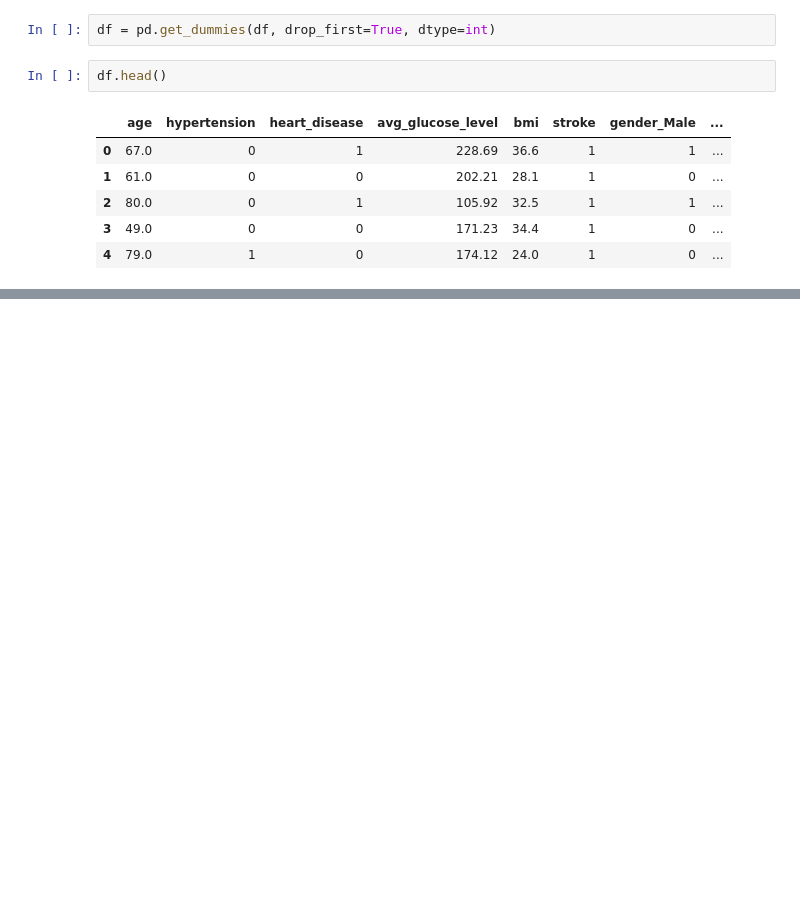
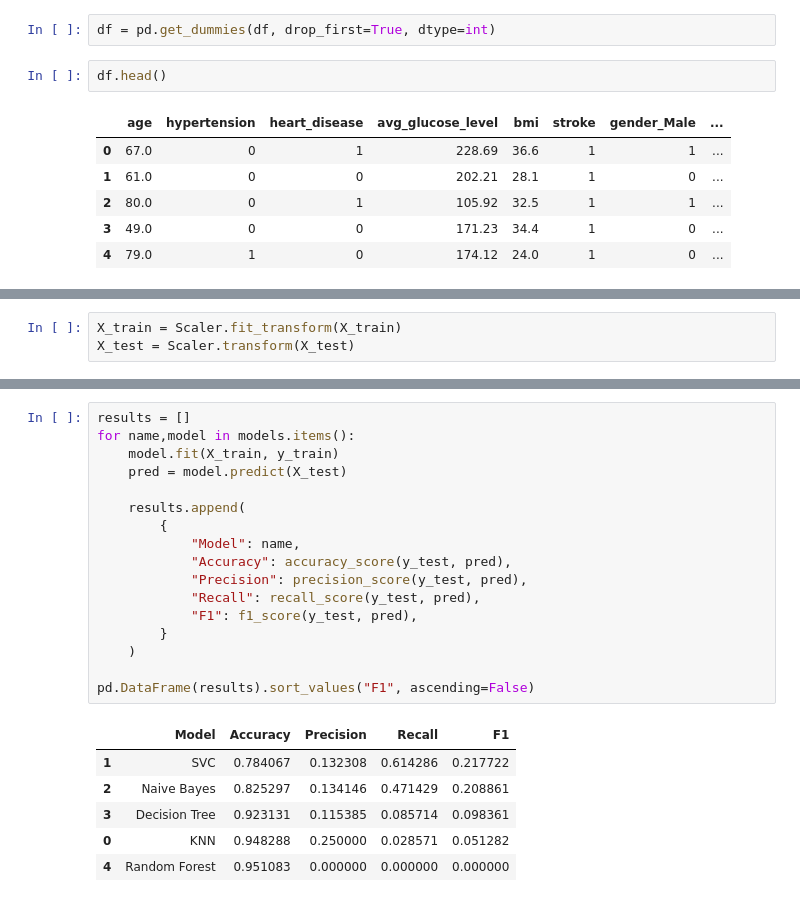
Before and after one commit to MuhammedPekdemir/machine-learning-practice, a Jupyter notebook: strokePrediction.ipynb, the cells around one changed output, grey strips where cells are left out. Drawn from its saved outputs; the diff is of its cells as text; blank space fills up the shorter version.

```diff
--- a/strokePrediction.ipynb
+++ b/strokePrediction.ipynb
@@ -216,0 +229,3 @@ df.head()
+# %%
+X_train = Scaler.fit_transform(X_train)
+X_test = Scaler.transform(X_test)
@@ -216,0 +267,24 @@ df.head()
+# %%
+results = []
+for name,model in models.items():
+    model.fit(X_train, y_train)
+    pred = model.predict(X_test)
+
+    results.append(
+        {
+            "Model": name,
+            "Accuracy": accuracy_score(y_test, pred),
+            "Precision": precision_score(y_test, pred),
+            "Recall": recall_score(y_test, pred),
+            "F1": f1_score(y_test, pred),
+        }
+    )
+
+pd.DataFrame(results).sort_values("F1", ascending=False)
+# %% [output]
+|  | Model | Accuracy | Precision | Recall | F1 |
+| 1 | SVC | 0.784067 | 0.132308 | 0.614286 | 0.217722 |
+| 2 | Naive Bayes | 0.825297 | 0.134146 | 0.471429 | 0.208861 |
+| 3 | Decision Tree | 0.923131 | 0.115385 | 0.085714 | 0.098361 |
+| 0 | KNN | 0.948288 | 0.250000 | 0.028571 | 0.051282 |
+| 4 | Random Forest | 0.951083 | 0.000000 | 0.000000 | 0.000000 |
```
Also changed, not shown: parts of 22 cells of this notebook.
